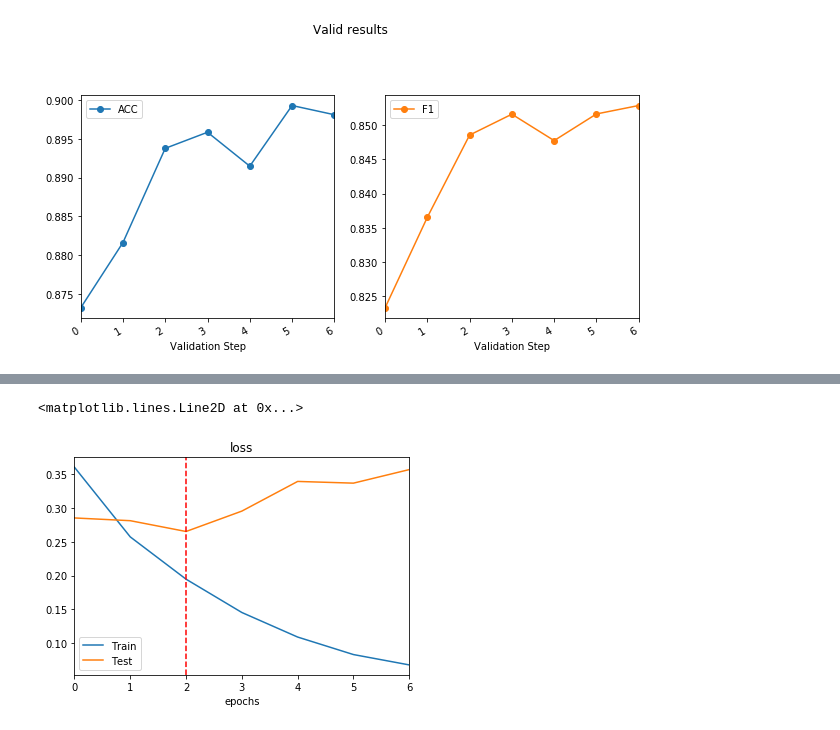
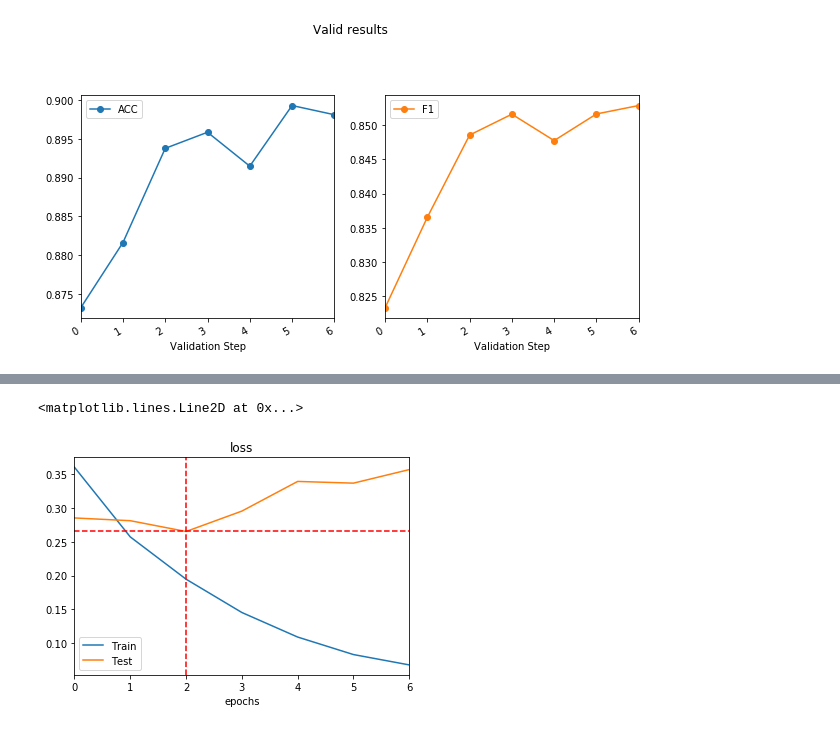
Before and after one commit to rouzbeh-afrasiabi/BertFineTuning, a Jupyter notebook: train.ipynb, the cells around one changed output, grey strips where cells are left out. Drawn from its saved outputs; the diff is of its cells as text; code cells hidden in the pictures.

```diff
--- a/train.ipynb
+++ b/train.ipynb
@@ -34,10 +31,10 @@ ax=df.plot(subplots=True,figsize=(10,10),layout=(2,2),marker='o',title='Valid re
 # %%
 df_loss=pd.DataFrame([[np.mean(item) for item in chunks(BFT.loss_history,4900)],BFT.test_loss_history]).T
 df_loss.index.name='epochs'
 df_loss.columns=['Train','Test']
 ax=df_loss.plot(title='loss')
 ax.axvline(2, color="red", linestyle="--")
-(np.mean(BFT.test_loss_history),)
+ax.axhline(np.min(BFT.test_loss_history), color="red", linestyle="--")
 # %% [output]
 <matplotlib.lines.Line2D at 0x...>
-[figure, old version]
+[figure, new version]
```
Also changed, not shown: parts of 2 cells of this notebook.
